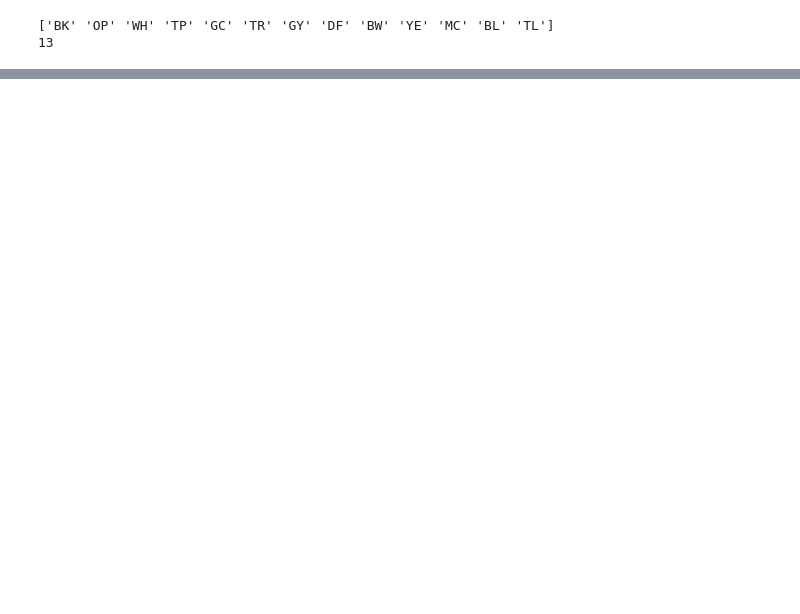
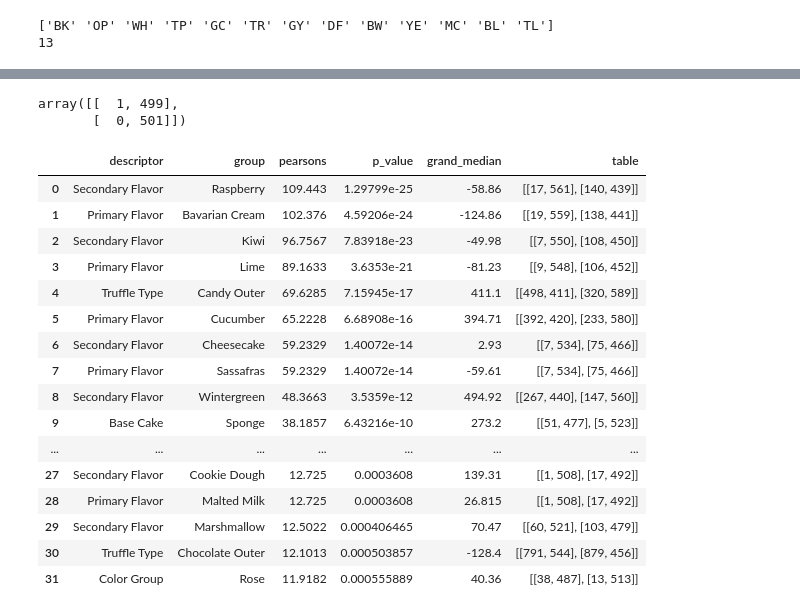
Before and after one commit to wesleybeckner/caravel, a Jupyter notebook: examples/wonkafy.ipynb, the cells around one changed output, grey strips where cells are left out. Cells and saved outputs as stored; diff of their text form; code cells hidden in the pictures; blank space fills up the shorter version.

```diff
--- a/examples/wonkafy.ipynb
+++ b/examples/wonkafy.ipynb
@@ -277,0 +281,47 @@ df['Product'] = df[df.columns[:-2]].agg('-'.join, axis=1)
+# %%
+delimiters = df.columns[:-3]
+moods_table = pd.DataFrame()
+for delimiter in delimiters:
+    grouped = df.groupby(delimiter)['EBITDA']
+    group_with_values = grouped.apply(list)
+
+    # bootstrap population of values based on groups
+    pop = np.random.choice((np.concatenate(group_with_values)),
+                           size=int(1e3))
+
+    for index, group in enumerate(group_with_values):
+        stat, p, m, table = scipy.stats.median_test(group, pop)
+        moods_table = pd.concat([moods_table,
+                                 pd.DataFrame([delimiter, group_with_values.index[index],
+                                              stat, p, m, table]).T])
+moods_table.columns = ['descriptor', 'group', 'pearsons', 'p_value', 'grand_median', 'table']
+# moods_table.set_index('delimiter', inplace=True)
+moods_table = moods_table.sort_values('p_value').reset_index(drop=True)
+# %%
+# table, is a contingency table where columns are
+# the number of values above or below the grand median
+# and rows are the samples
+table
+# %% [output]
+array([[  1, 499],
+       [  0, 501]])
+# %%
+moods_table.loc[moods_table['p_value'] < 1e-3]
+# %% [output]
+|  | descriptor | group | pearsons | p_value | grand_median | table |
+| 0 | Secondary Flavor | Raspberry | 109.443 | 1.29799e-25 | -58.86 | [[17, 561], [140, 439]] |
+| 1 | Primary Flavor | Bavarian Cream | 102.376 | 4.59206e-24 | -124.86 | [[19, 559], [138, 441]] |
+| 2 | Secondary Flavor | Kiwi | 96.7567 | 7.83918e-23 | -49.98 | [[7, 550], [108, 450]] |
+| 3 | Primary Flavor | Lime | 89.1633 | 3.6353e-21 | -81.23 | [[9, 548], [106, 452]] |
+| 4 | Truffle Type | Candy Outer | 69.6285 | 7.15945e-17 | 411.1 | [[498, 411], [320, 589]] |
+| 5 | Primary Flavor | Cucumber | 65.2228 | 6.68908e-16 | 394.71 | [[392, 420], [233, 580]] |
+| 6 | Secondary Flavor | Cheesecake | 59.2329 | 1.40072e-14 | 2.93 | [[7, 534], [75, 466]] |
+| 7 | Primary Flavor | Sassafras | 59.2329 | 1.40072e-14 | -59.61 | [[7, 534], [75, 466]] |
+| 8 | Secondary Flavor | Wintergreen | 48.3663 | 3.5359e-12 | 494.92 | [[267, 440], [147, 560]] |
+| 9 | Base Cake | Sponge | 38.1857 | 6.43216e-10 | 273.2 | [[51, 477], [5, 523]] |
+| ... | ... | ... | ... | ... | ... | ... |
+| 27 | Secondary Flavor | Cookie Dough | 12.725 | 0.0003608 | 139.31 | [[1, 508], [17, 492]] |
+| 28 | Primary Flavor | Malted Milk | 12.725 | 0.0003608 | 26.815 | [[1, 508], [17, 492]] |
+| 29 | Secondary Flavor | Marshmallow | 12.5022 | 0.000406465 | 70.47 | [[60, 521], [103, 479]] |
+| 30 | Truffle Type | Chocolate Outer | 12.1013 | 0.000503857 | -128.4 | [[791, 544], [879, 456]] |
+| 31 | Color Group | Rose | 11.9182 | 0.000555889 | 40.36 | [[38, 487], [13, 513]] |
```
Also changed, not shown: parts of 11 cells of this notebook, 1 other file.
